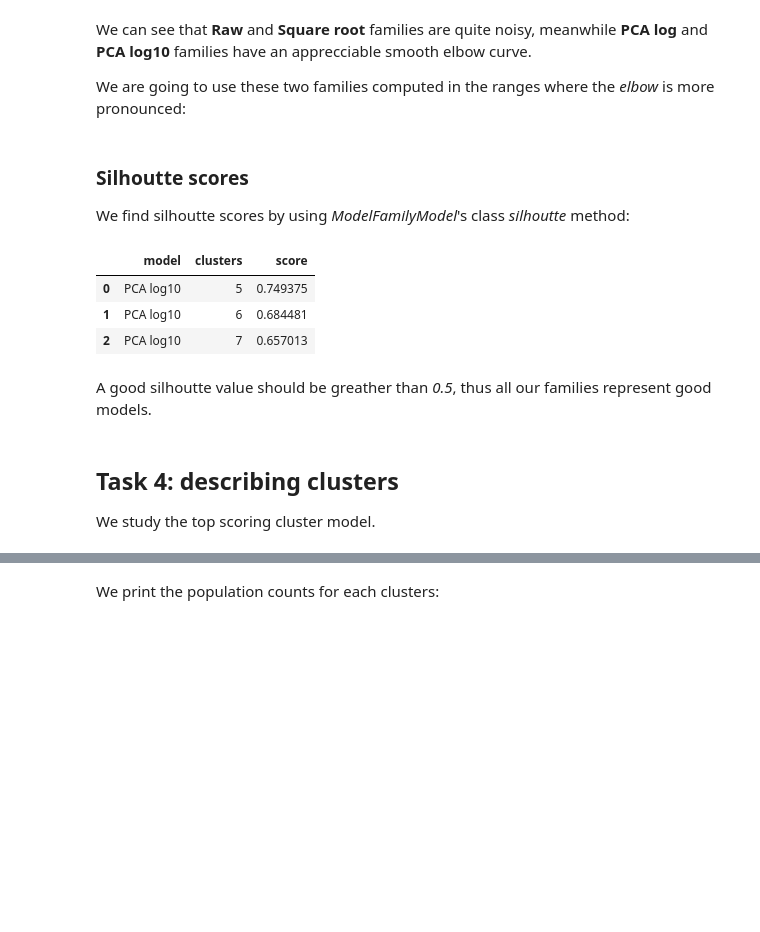
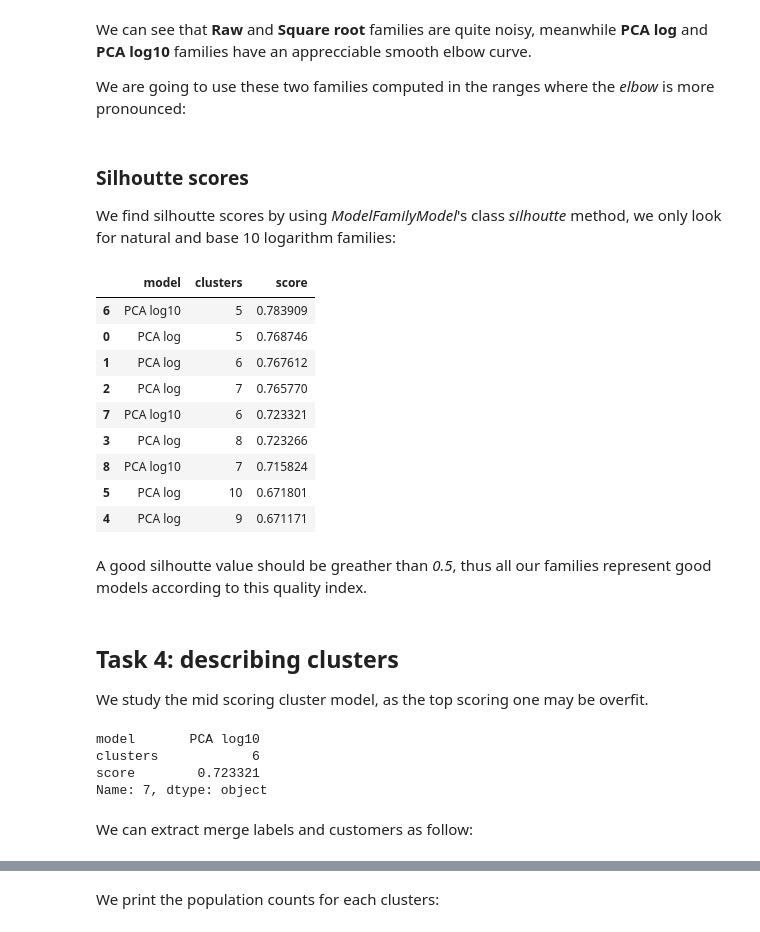
Before and after one commit to marcospampi/lab-data-mining, a Jupyter notebook: homework4/homework4.ipynb, the cells around one changed output, grey strips where cells are left out. Cells and saved outputs as stored; diff of their text form; code cells hidden in the pictures; blank space fills up the shorter version.

```diff
--- a/homework4/homework4.ipynb
+++ b/homework4/homework4.ipynb
@@ -76,7 +76,7 @@ The logarithmic function clearly shows where products get rarely bought, I decid
 # %%
 freqs_ss = df['cod_prod'].value_counts(normalize=True)
 
-pir = (-4.5, -5.5)
+pir = (-4, -6)
 
 plt.figure(figsize=(8,6))
 
@@ -243,7 +243,7 @@ ev = (
         .add_family('PCA Cube Root',
             ModelFamily(cross_trx)
                 .with_range(range(2,20))
-                .with_pca(int(cross_trx.shape[1]**(1/np.e)))
+                .with_pca(int(cross_trx.shape[1]**(1/3)))
         )
         .add_family('PCA log2',
              ModelFamily(cross_trx)
@@ -274,22 +274,37 @@ We can see that **Raw** and **Square root** families are quite noisy, meanwhile
 We are going to use these two families computed in the ranges where the *elbow* is more pronounced:
 # %% [markdown]
 ### Silhoutte scores
-We find silhoutte scores by using *ModelFamilyModel*'s class *silhoutte* method:
+We find silhoutte scores by using *ModelFamilyModel*'s class *silhoutte* method, we only look for natural and base 10 logarithm families:
 # %%
 silhouette_df = ev.silhouette({
-    'PCA log2': range(8,15),
     'PCA log': range(5,11),
     'PCA log10': range(5,8)
 })
 silhouette_df
 # %% [output]
 |  | model | clusters | score |
-| 0 | PCA log10 | 5 | 0.749375 |
-| 1 | PCA log10 | 6 | 0.684481 |
-| 2 | PCA log10 | 7 | 0.657013 |
+| 6 | PCA log10 | 5 | 0.783909 |
+| 0 | PCA log | 5 | 0.768746 |
+| 1 | PCA log | 6 | 0.767612 |
+| 2 | PCA log | 7 | 0.765770 |
+| 7 | PCA log10 | 6 | 0.723321 |
+| 3 | PCA log | 8 | 0.723266 |
+| 8 | PCA log10 | 7 | 0.715824 |
+| 5 | PCA log | 10 | 0.671801 |
+| 4 | PCA log | 9 | 0.671171 |
 # %% [markdown]
-A good silhoutte value should be greather than *0.5*, thus all our families represent good models.
+A good silhoutte value should be greather than *0.5*, thus all our families represent good models according to this quality index.
 # %% [markdown]
 ## Task 4: describing clusters
-We study the top scoring cluster model.
+We study the mid scoring cluster model, as the top scoring one may be overfit.
+# %%
+cluster = silhouette_df.iloc[int(silhouette_df.shape[0] / 2)]
+cluster
+# %% [output]
+model       PCA log10
+clusters            6
+score        0.723321
+Name: 7, dtype: object
+# %% [markdown]
+We can extract merge labels and customers as follow:
 # %%
```
Also changed, not shown: parts of 11 cells of this notebook.
